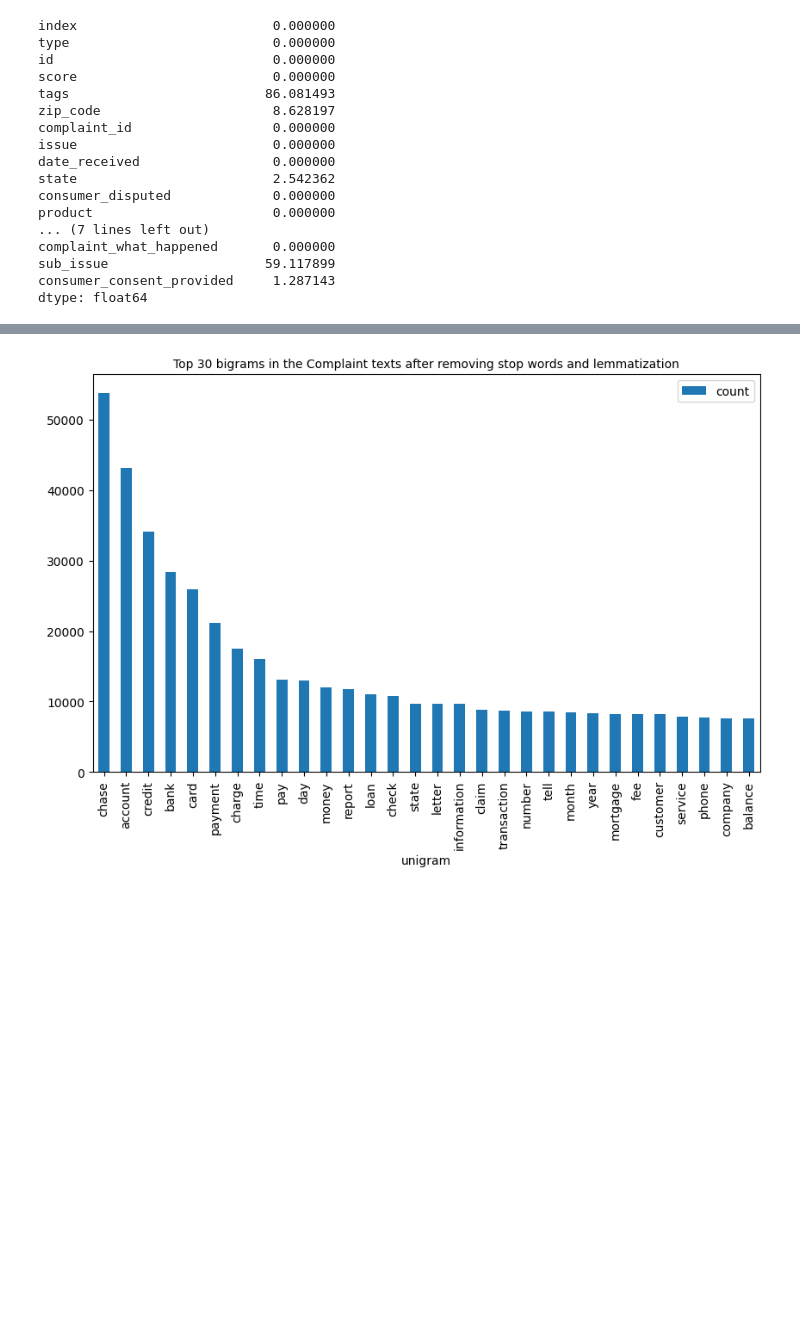
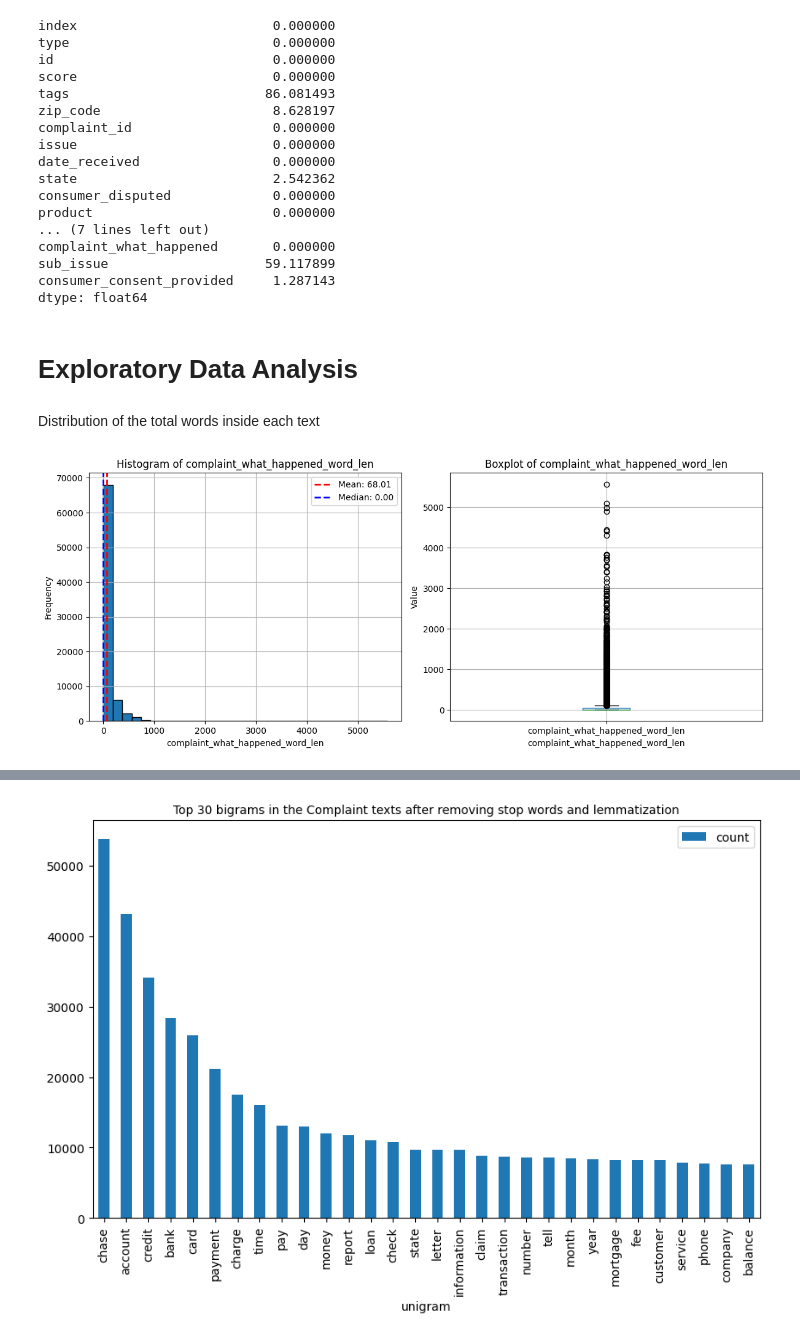
Before and after one commit to marcellinus-witarsah/customer-complaints-classification, a Jupyter notebook: notebooks/20240621-topic-modelling.ipynb, the cells around one changed output, grey strips where cells are left out. Saved outputs shown, nothing was run; the diff lists cells and outputs as text; code cells hidden in the pictures; blank space fills up the shorter version.

```diff
--- a/notebooks/20240621-topic-modelling.ipynb
+++ b/notebooks/20240621-topic-modelling.ipynb
@@ -65,3 +64,50 @@ complaint_what_happened       0.000000
 sub_issue                    59.117899
 consumer_consent_provided     1.287143
 dtype: float64
+# %% [markdown]
+# Exploratory Data Analysis
+# %% [markdown]
+Distribution of the total words inside each text
+# %%
+def plot_hist_box(df: pd.DataFrame, numerical_predictor_variable: str,figsize: Tuple[int, int]) -> None:
+    """
+    Show distribution of numerical data by histogram plot and boxplot.
+
+    Parameters
+    ------------
+        df (pd.DataFrame): The dataframe containing the data.
+        numerical_predictor_variable (str): numerical columns to be plotted
+        figsize (Tuple[int, int]): size of the plot.
+    Returns
+    ------------
+        None
+    """
+    _, ax = plt.subplots(1, 2, figsize=figsize)  # Create a figure with 1 row and 2 columns
+
+    # Histogram
+    df[numerical_predictor_variable].hist(ax=ax[0], bins=30, edgecolor='black')
+    mean_value = df[numerical_predictor_variable].mean()
+    median_value = df[numerical_predictor_variable].median()
+    ax[0].axvline(mean_value, color='red', linestyle='dashed', linewidth=2, label=f'Mean: {mean_value:.2f}')
+    ax[0].axvline(median_value, color='blue', linestyle='dashed', linewidth=2, label=f'Median: {median_value:.2f}')
+    ax[0].set_title(f"Histogram of {numerical_predictor_variable}")
+    ax[0].set_xlabel(numerical_predictor_variable)
+    ax[0].set_ylabel("Frequency")
+    ax[0].legend()
+
+    # Boxplot
+    df.boxplot(column=numerical_predictor_variable, ax=ax[1])
+    ax[1].set_title(f"Boxplot of {numerical_predictor_variable}")
+    ax[1].set_xlabel(numerical_predictor_variable)
+    ax[1].set_ylabel("Value")
+
+    # Show plots
+    plt.tight_layout()
+    # plt.savefig(f"../reports/figures/histogram_boxplot_of_{numerical_predictor_variable}.png")
+    plt.show()
+# %%
+# Check text total words distribution:
+df['complaint_what_happened_word_len'] = df['complaint_what_happened'].str.split().map(lambda x: len(x))
+plot_hist_box(df, 'complaint_what_happened_word_len', (12, 5))
+# %% [output]
+[figure, added]
```
Also changed, not shown: parts of 28 cells of this notebook, 6 other files.
